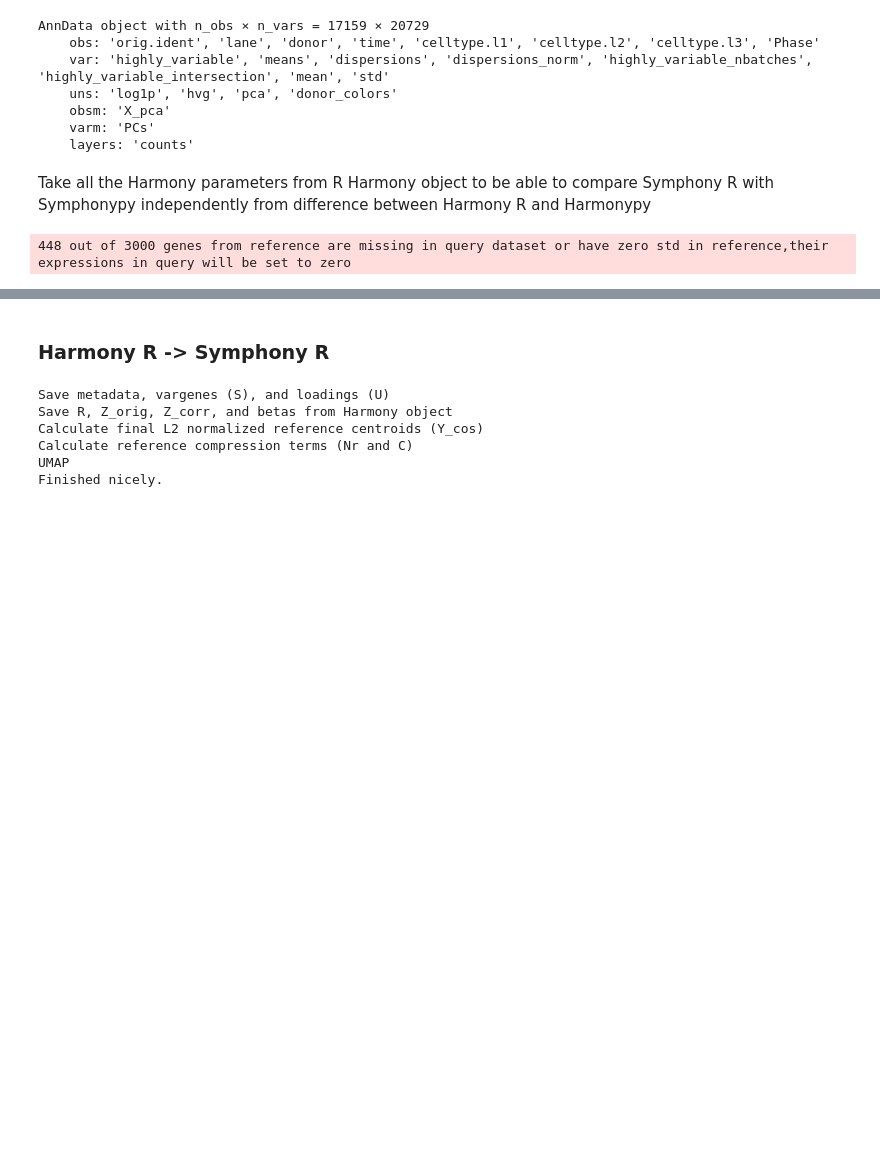
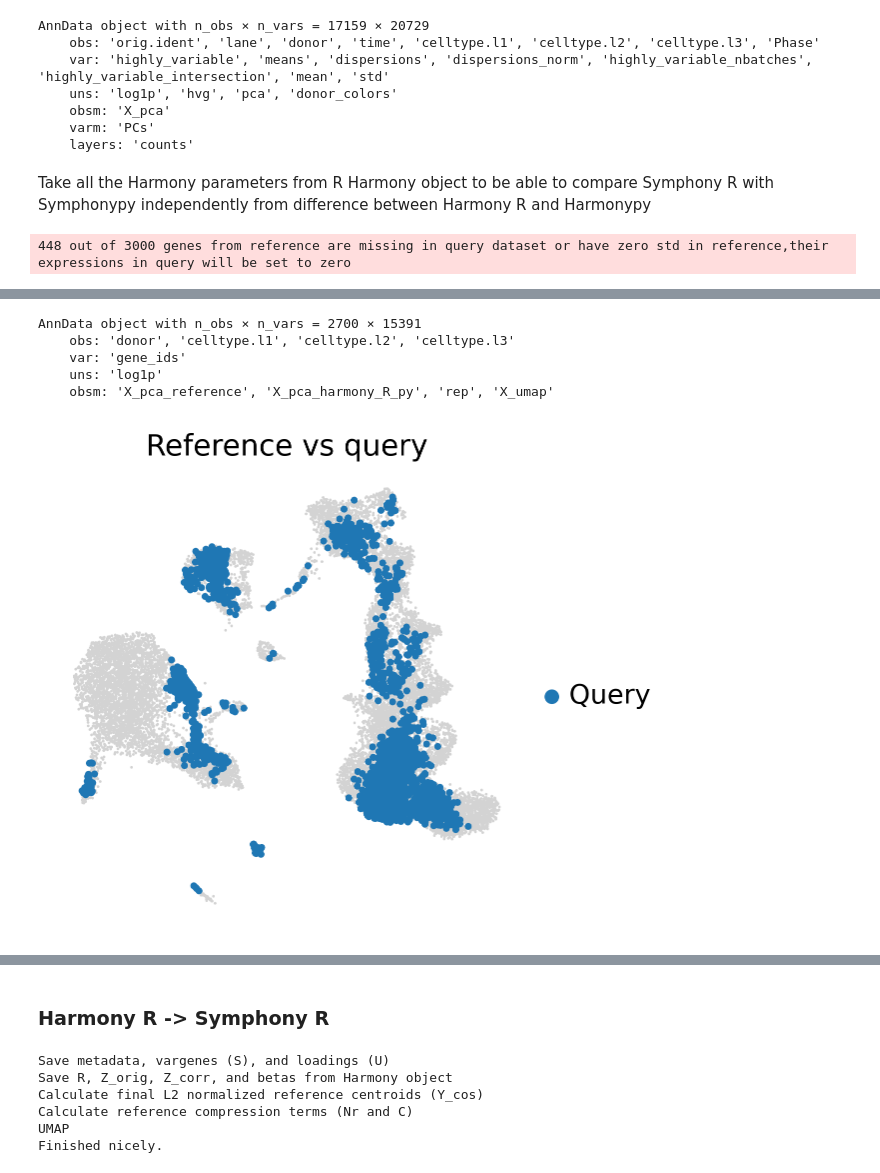
Before and after one commit to potulabe/symphonypy, a Jupyter notebook: benchmarking/Benchmarking_symphony.ipynb, the cells around one changed output, grey strips where cells are left out. Saved outputs shown, nothing was run; the diff lists cells and outputs as text; code cells hidden in the pictures; blank space fills up the shorter version.

```diff
--- a/benchmarking/Benchmarking_symphony.ipynb
+++ b/benchmarking/Benchmarking_symphony.ipynb
@@ -204,10 +196,16 @@ basis_adjusted = "X_pca_harmony_R_py"
 # the problem is that sc.tl.ingest makes unnecessary check
 # that all var_names in adata_query and adata_ref are the same :(
 # there are issues on scanpy github concerning this problem
-# common_genes = list(set(adata_query.var_names).intersection(adata_reference.var_names))
+common_genes = list(set(adata_query.var_names).intersection(adata_reference.var_names))
 
-# adata_query_t = adata_query[:,common_genes].copy()
+adata_query_t = adata_query[:,common_genes].copy()
 
-# sc.tl.ingest(adata=adata_query_t, adata_ref=adata_reference[:,common_genes], embedding_method="umap")
-# adata_query_t
+sc.tl.ingest(adata=adata_query_t, adata_ref=adata_reference[:,common_genes], embedding_method="umap")
+adata_query_t
+# %% [output]
+AnnData object with n_obs × n_vars = 2700 × 15391
+    obs: 'donor', 'celltype.l1', 'celltype.l2', 'celltype.l3'
+    var: 'gene_ids'
+    uns: 'log1p'
+    obsm: 'X_pca_reference', 'X_pca_harmony_R_py', 'rep', 'X_umap'
 # %%
@@ -215,7 +213,9 @@ basis_adjusted = "X_pca_harmony_R_py"
 # %%
-# fig, ax = plt.subplots()
-# adata_query.obs["Reference vs query"] = "Query"
-# sc.pl.embedding(adata_reference, basis="X_umap", ax=ax, show=False, frameon=False)
-# sc.pl.embedding(adata_query, basis="X_umap", ax=ax, show=False, color="Reference vs query", frameon=False)
-# del adata_query.obs["Reference vs query"]
+fig, ax = plt.subplots()
+adata_query.obs["Reference vs query"] = "Query"
+sc.pl.embedding(adata_reference, basis="X_umap", ax=ax, show=False, frameon=False)
+sc.pl.embedding(adata_query, basis="X_umap", ax=ax, show=False, color="Reference vs query", frameon=False)
+del adata_query.obs["Reference vs query"]
+# %% [output]
+[figure, added]
 # %%
```
Also changed, not shown: parts of 9 cells of this notebook, 2 other files.
